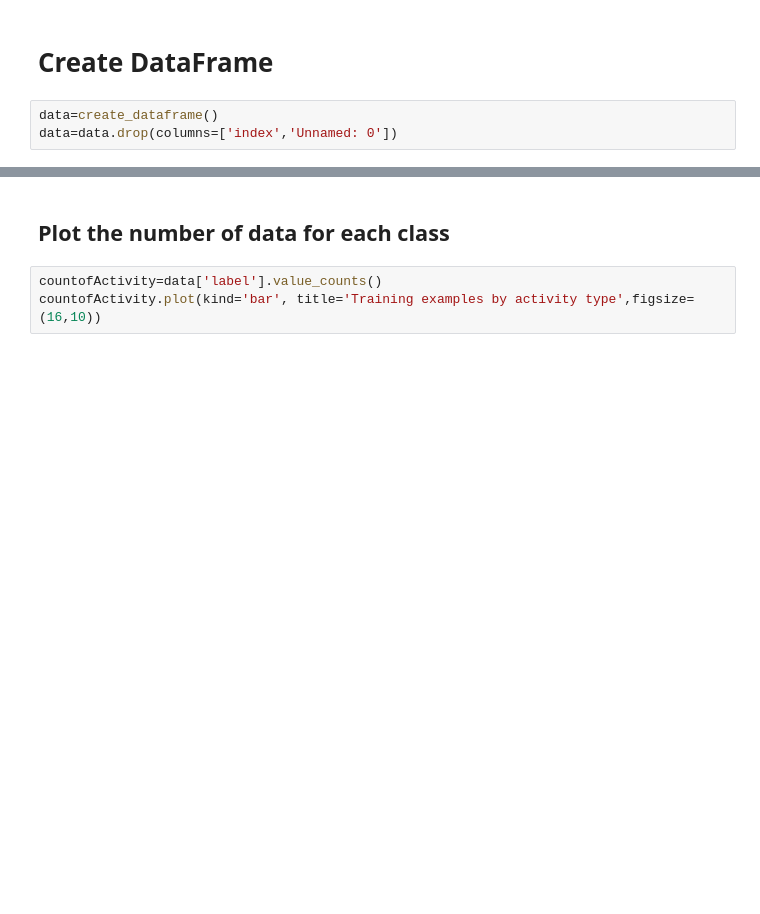
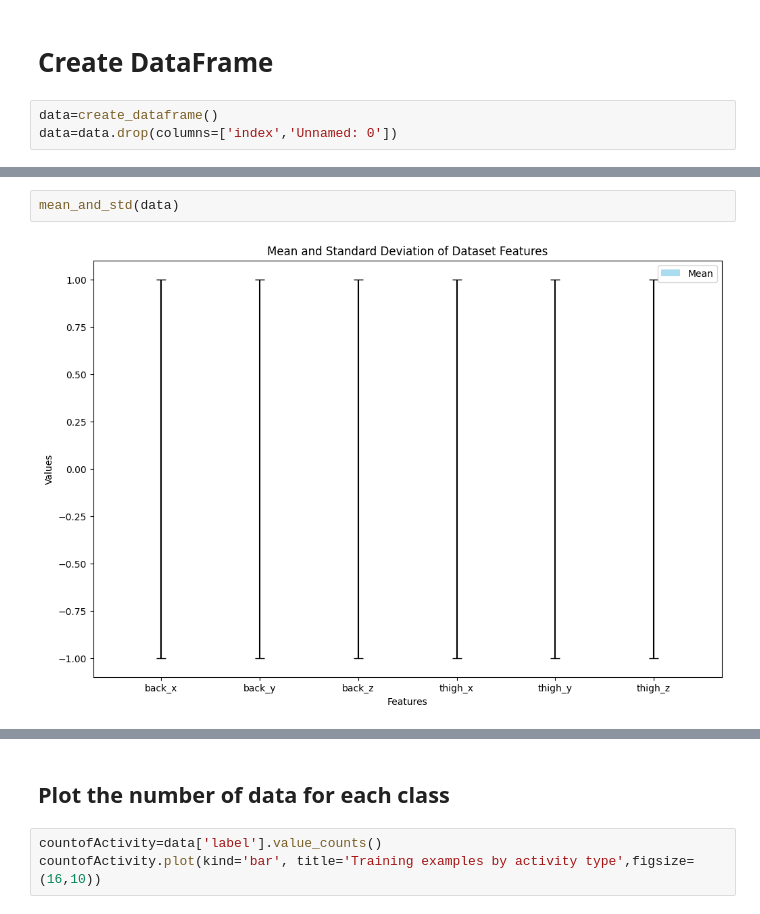
Before and after one commit to ELEFTHERIOSAMITSIS/data_mining, a Jupyter notebook: organize.ipynb, the cells around one changed output, grey strips where cells are left out. Saved outputs shown, nothing was run; the diff lists cells and outputs as text; blank space fills up the shorter version.

Commit message:
mean - std dev

```diff
--- a/organize.ipynb
+++ b/organize.ipynb
@@ -40,3 +22,7 @@ print(data)
+# %%
+mean_and_std(data)
+# %% [output]
+[figure, added]
 # %%
 dnd=remove_duplicates(data)
 print(data.shape)
```
Also changed, not shown: parts of 4 cells of this notebook, 1 other file.
